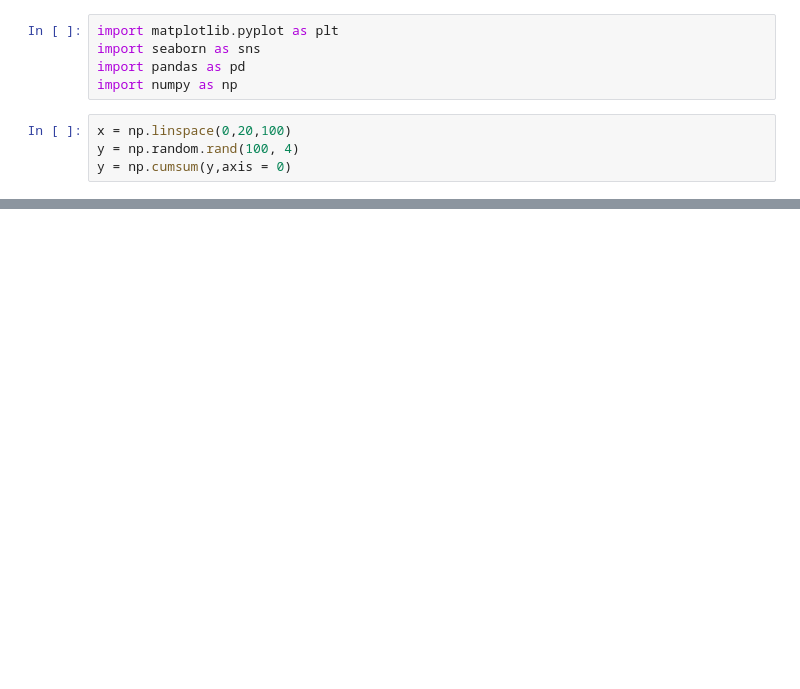
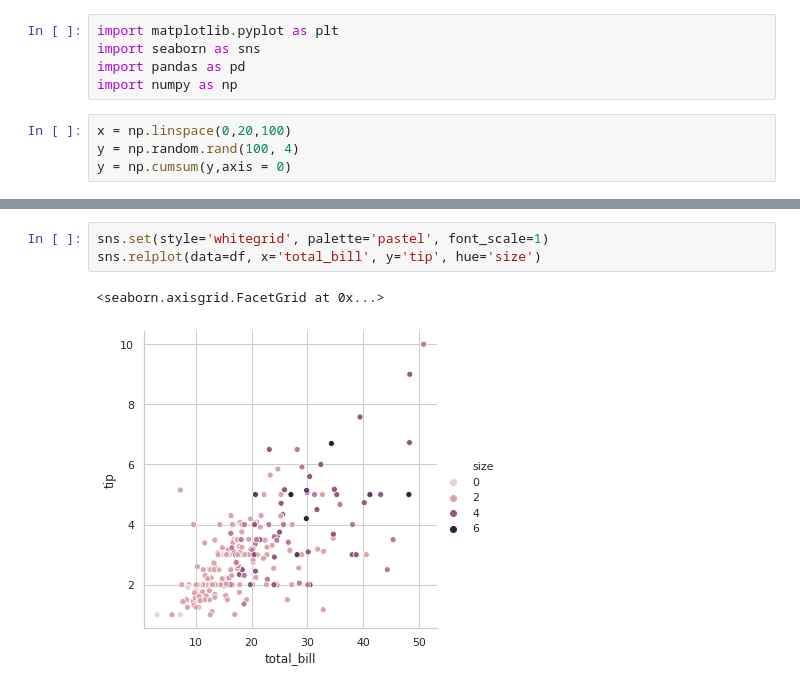
Before and after one commit to KonradBier/kBI, a Jupyter notebook: Wizualizacje1.ipynb, the cells around one changed output, grey strips where cells are left out. Drawn from its saved outputs; the diff is of its cells as text; blank space fills up the shorter version.

```diff
--- a/Wizualizacje1.ipynb
+++ b/Wizualizacje1.ipynb
@@ -19,0 +81,6 @@ plt.plot(x, y)
+# %%
+sns.set(style='whitegrid', palette='pastel', font_scale=1)
+sns.relplot(data=df, x='total_bill', y='tip', hue='size')
+# %% [output]
+<seaborn.axisgrid.FacetGrid at 0x...>
+[figure, added]
```
Also changed, not shown: parts of 9 cells of this notebook.
